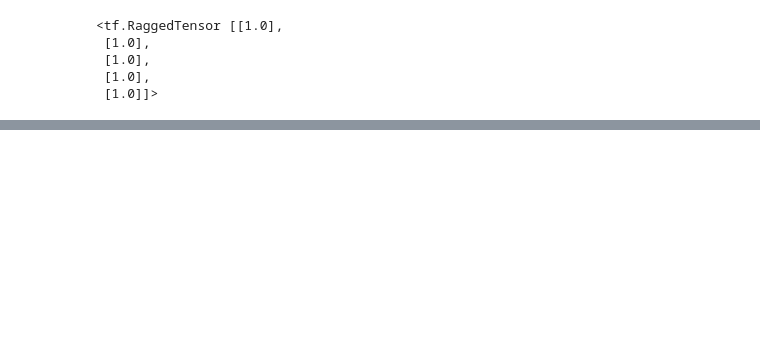
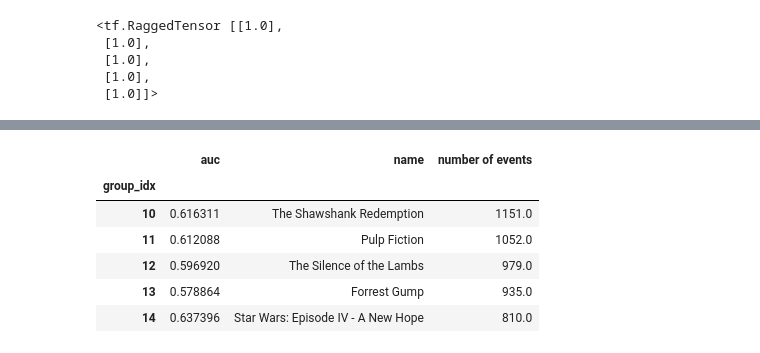
Before and after one commit to tinyclues/group-by-augmentations-model, a Jupyter notebook: training/movielens simple model.ipynb, the cells around one changed output, grey strips where cells are left out. Saved outputs shown, nothing was run; the diff lists cells and outputs as text; code cells hidden in the pictures; blank space fills up the shorter version.

```diff
--- a/training/movielens simple model.ipynb
+++ b/training/movielens simple model.ipynb
@@ -474,0 +542,10 @@ def wAUC(auc_df, cutoff=200):
+# %%
+aucs['imdbId']['MONO:imdbId'][10:].head()
+# %% [output]
+|  | auc | name | number of events |
+| group_idx |  |  |  |
+| 10 | 0.616311 | The Shawshank Redemption | 1151.0 |
+| 11 | 0.612088 | Pulp Fiction | 1052.0 |
+| 12 | 0.596920 | The Silence of the Lambs | 979.0 |
+| 13 | 0.578864 | Forrest Gump | 935.0 |
+| 14 | 0.637396 | Star Wars: Episode IV - A New Hope | 810.0 |
```
Also changed, not shown: parts of 24 cells of this notebook, 2 other files.
